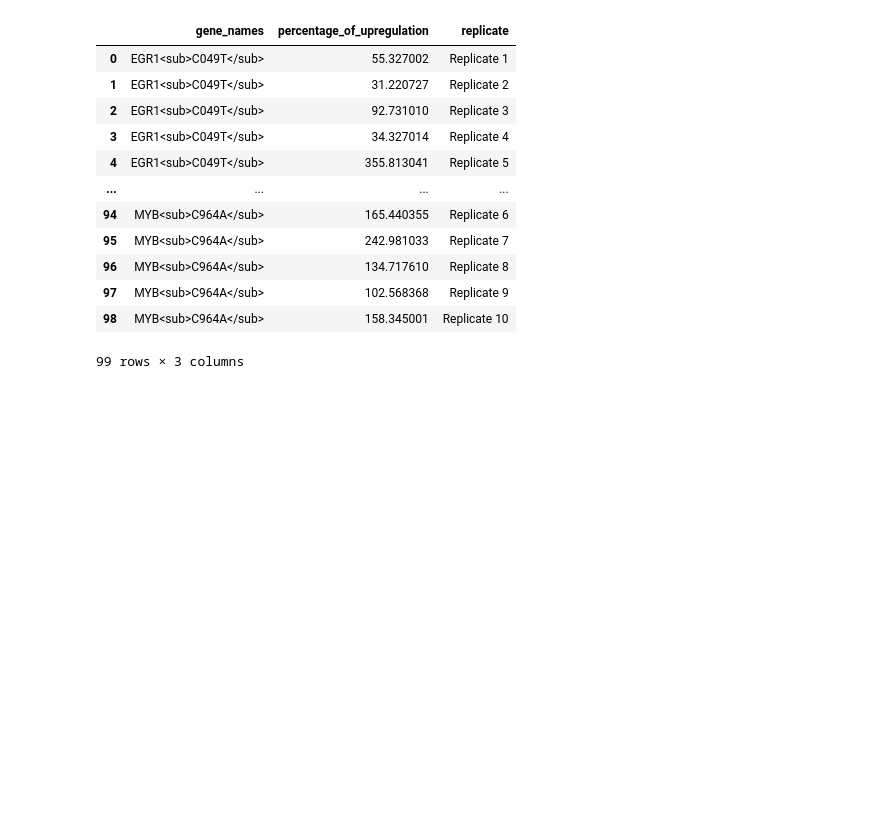
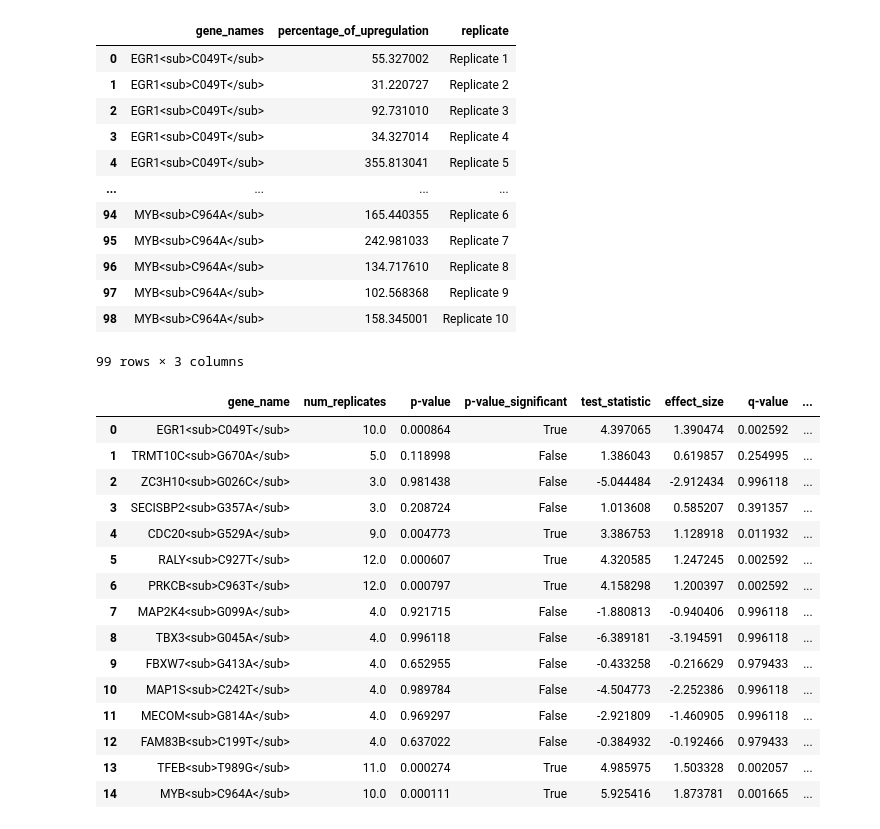
Before and after one commit to nicholas-abad/REMIND-Cancer, a Jupyter notebook: paper/pvalues_with_fdr.ipynb, the cells around one changed output. Saved outputs shown, nothing was run; the diff lists cells and outputs as text; code cells hidden in the pictures; blank space fills up the shorter version.

```diff
--- a/paper/pvalues_with_fdr.ipynb
+++ b/paper/pvalues_with_fdr.ipynb
@@ -440,3 +472,22 @@ all_candidates_plot.update_layout(
     width=1400
 )
 all_candidates_plot.show()
+# %%
+pval_dataframe
+# %% [output]
+|  | gene_name | num_replicates | p-value | p-value_significant | test_statistic | effect_size | q-value | ... |
+| 0 | EGR1<sub>C049T</sub> | 10.0 | 0.000864 | True | 4.397065 | 1.390474 | 0.002592 | ... |
+| 1 | TRMT10C<sub>G670A</sub> | 5.0 | 0.118998 | False | 1.386043 | 0.619857 | 0.254995 | ... |
+| 2 | ZC3H10<sub>G026C</sub> | 3.0 | 0.981438 | False | -5.044484 | -2.912434 | 0.996118 | ... |
+| 3 | SECISBP2<sub>G357A</sub> | 3.0 | 0.208724 | False | 1.013608 | 0.585207 | 0.391357 | ... |
+| 4 | CDC20<sub>G529A</sub> | 9.0 | 0.004773 | True | 3.386753 | 1.128918 | 0.011932 | ... |
+| 5 | RALY<sub>C927T</sub> | 12.0 | 0.000607 | True | 4.320585 | 1.247245 | 0.002592 | ... |
+| 6 | PRKCB<sub>C963T</sub> | 12.0 | 0.000797 | True | 4.158298 | 1.200397 | 0.002592 | ... |
+| 7 | MAP2K4<sub>G099A</sub> | 4.0 | 0.921715 | False | -1.880813 | -0.940406 | 0.996118 | ... |
+| 8 | TBX3<sub>G045A</sub> | 4.0 | 0.996118 | False | -6.389181 | -3.194591 | 0.996118 | ... |
+| 9 | FBXW7<sub>G413A</sub> | 4.0 | 0.652955 | False | -0.433258 | -0.216629 | 0.979433 | ... |
+| 10 | MAP1S<sub>C242T</sub> | 4.0 | 0.989784 | False | -4.504773 | -2.252386 | 0.996118 | ... |
+| 11 | MECOM<sub>G814A</sub> | 4.0 | 0.969297 | False | -2.921809 | -1.460905 | 0.996118 | ... |
+| 12 | FAM83B<sub>C199T</sub> | 4.0 | 0.637022 | False | -0.384932 | -0.192466 | 0.979433 | ... |
+| 13 | TFEB<sub>T989G</sub> | 11.0 | 0.000274 | True | 4.985975 | 1.503328 | 0.002057 | ... |
+| 14 | MYB<sub>C964A</sub> | 10.0 | 0.000111 | True | 5.925416 | 1.873781 | 0.001665 | ... |
```
Also changed, not shown: parts of 5 cells of this notebook, 1 other file.
